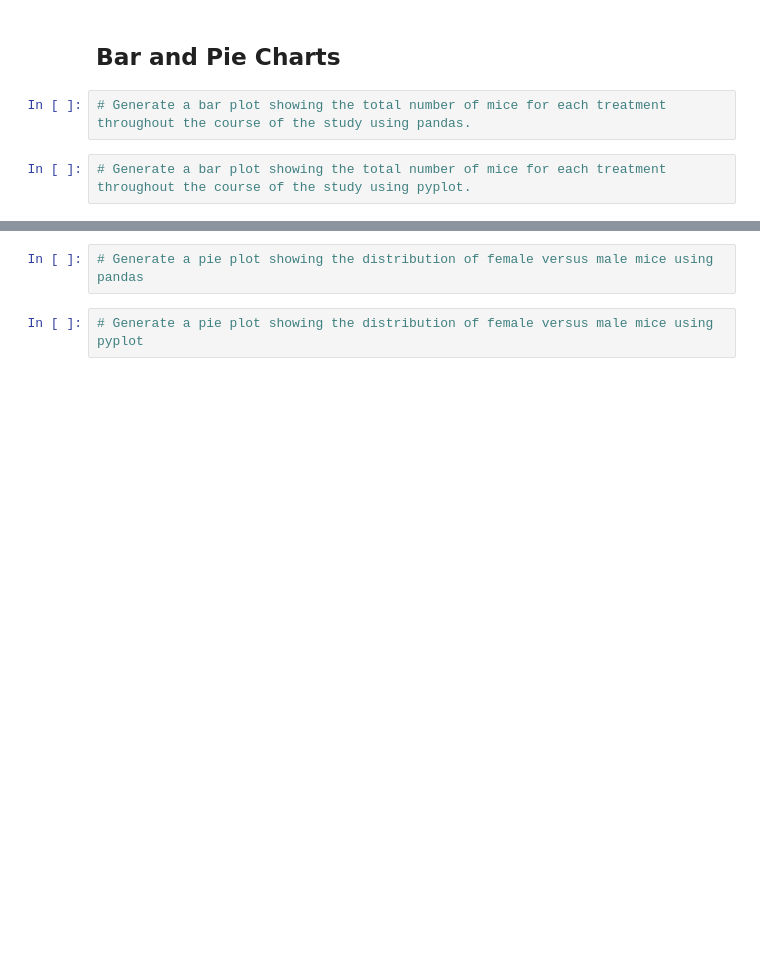
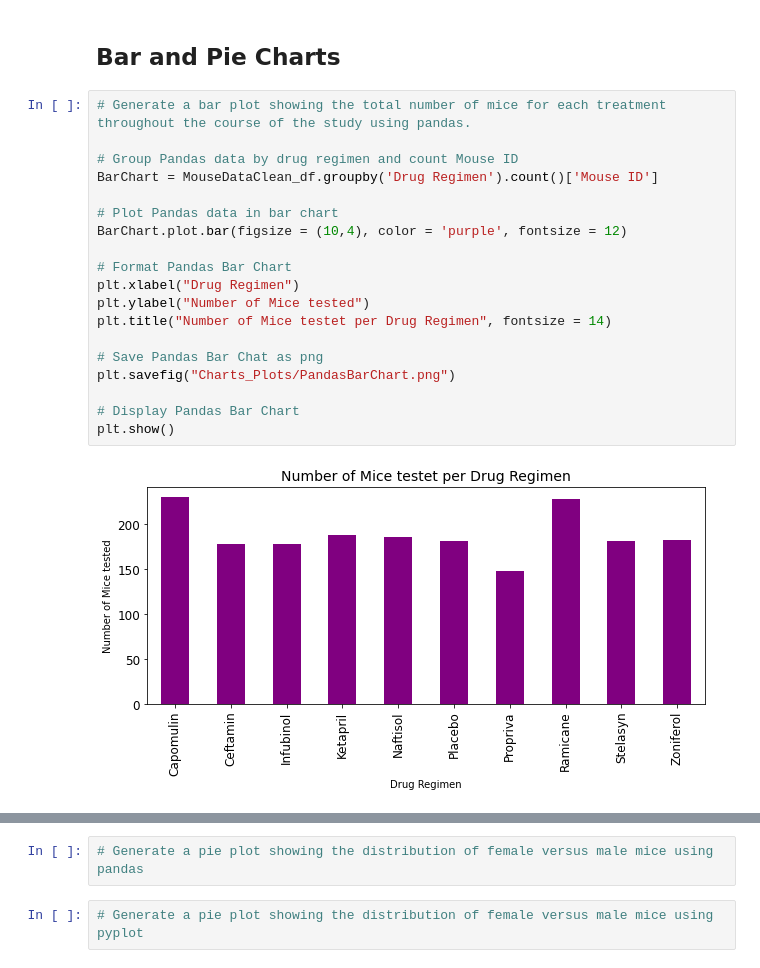
Before and after one commit to AlineHornoff/Pymaceuticals_challenge, a Jupyter notebook: Pymaceuticals/pymaceuticals_starter.ipynb, the cells around one changed output, grey strips where cells are left out. Cells and saved outputs as stored; diff of their text form; blank space fills up the shorter version.

Commit message:
Added code for bar charts and saved bar chats pngs in seperate folder

```diff
--- a/Pymaceuticals/pymaceuticals_starter.ipynb
+++ b/Pymaceuticals/pymaceuticals_starter.ipynb
@@ -183,7 +183,24 @@ DataStats
 | Zoniferol | 53.24 | 51.82 | 48.53 | 6.97 | 0.52 |
 # %% [markdown]
 ## Bar and Pie Charts
-# %%
-# Generate a bar plot showing the total number of mice for each treatment throughout the course of the study using pandas.
-# %%
-# Generate a bar plot showing the total number of mice for each treatment throughout the course of the study using pyplot.
+# %%
+# Generate a bar plot showing the total number of mice for each treatment throughout the course of the study using pandas.
+
+# Group Pandas data by drug regimen and count Mouse ID
+BarChart = MouseDataClean_df.groupby('Drug Regimen').count()['Mouse ID']
+
+# Plot Pandas data in bar chart
+BarChart.plot.bar(figsize = (10,4), color = 'purple', fontsize = 12)
+
+# Format Pandas Bar Chart
+plt.xlabel("Drug Regimen")
+plt.ylabel("Number of Mice tested")
+plt.title("Number of Mice testet per Drug Regimen", fontsize = 14)
+
+# Save Pandas Bar Chat as png
+plt.savefig("Charts_Plots/PandasBarChart.png")
+
+# Display Pandas Bar Chart
+plt.show()
+# %% [output]
+[figure, added]
```
Also changed, not shown: parts of 2 cells of this notebook, 2 other files.
